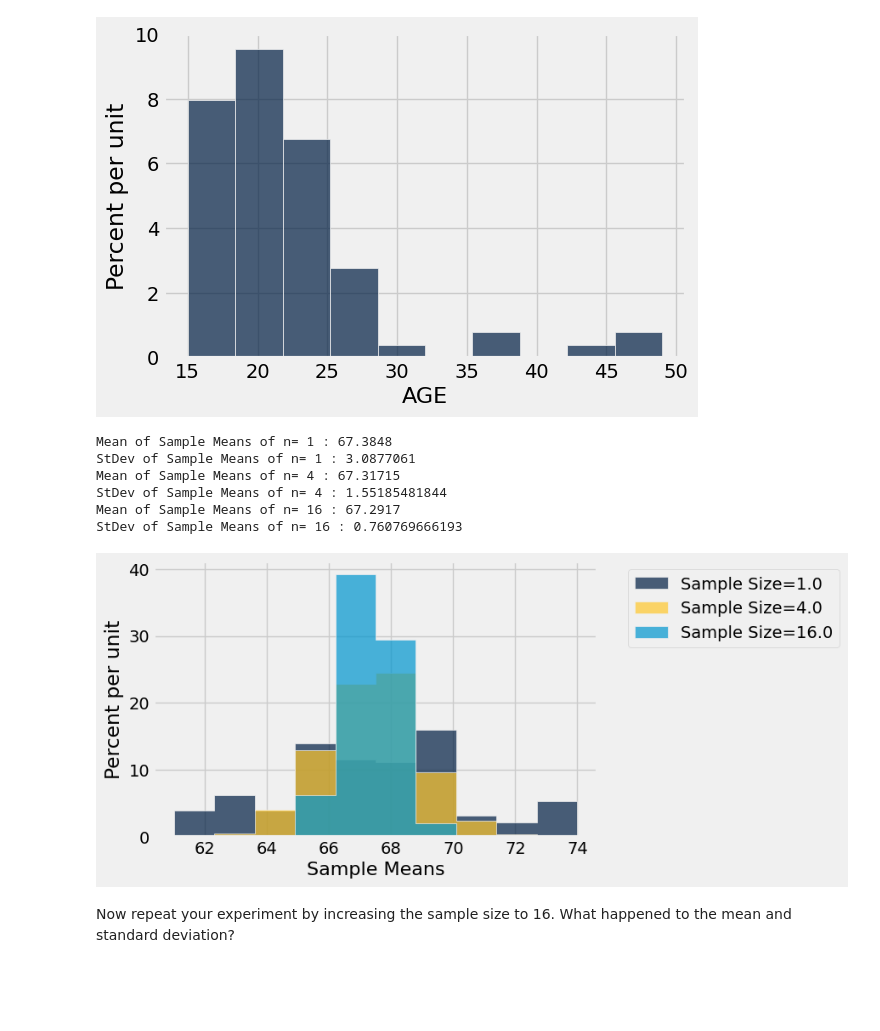
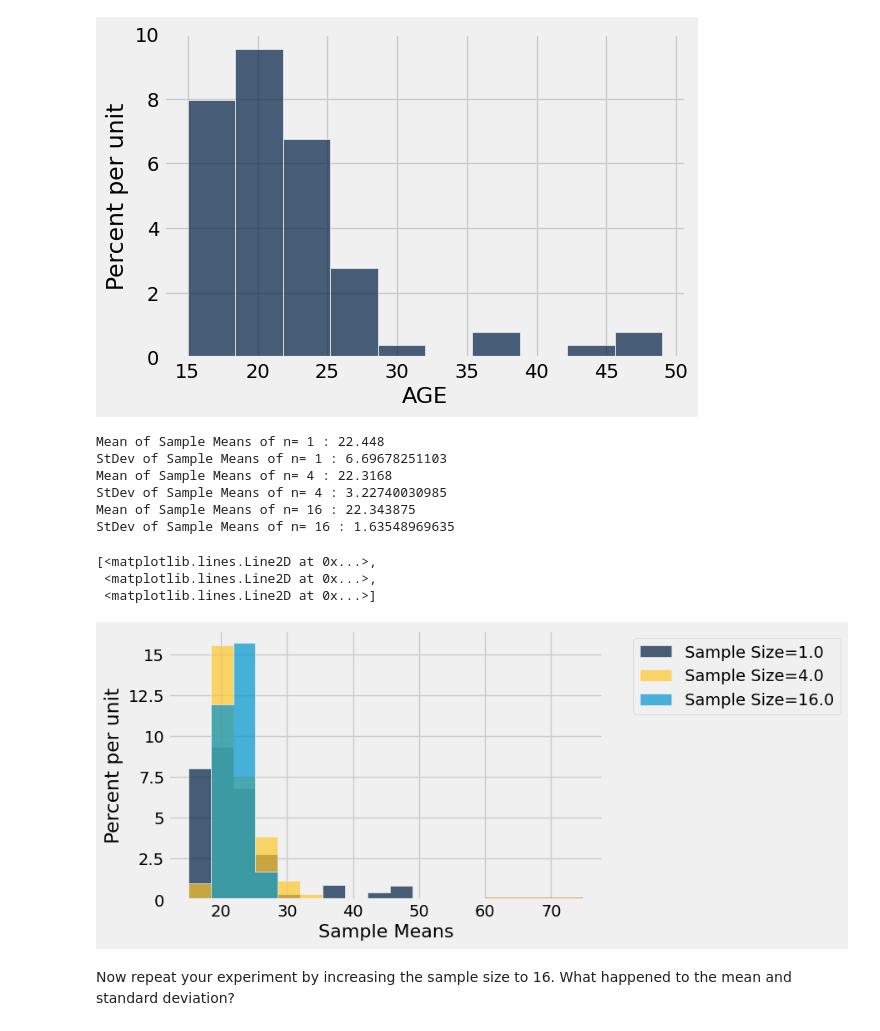
Before and after one commit to SRJC-Data-Science/materials-sp22, a Jupyter notebook: SRJC/lecture_note/lecture_25_26/mean_stdev_normal_distribution_key.ipynb, the cells around one changed output. Saved outputs shown, nothing was run; the diff lists cells and outputs as text; code cells hidden in the pictures; blank space fills up the shorter version.

Commit message:
added normal curves on the histogram

```diff
--- a/SRJC/lecture_note/lecture_25_26/mean_stdev_normal_distribution_key.ipynb
+++ b/SRJC/lecture_note/lecture_25_26/mean_stdev_normal_distribution_key.ipynb
@@ -94,31 +94,48 @@ Population Std Dev:  6.53769203104
 # %%
 def sampling_distribution_means(table, col_label, n, iter):
     results = make_array()
     for i in np.arange(iter):
         sample_mean = np.average(table.sample(n).column(col_label))
         results = np.append(results, sample_mean)
     print("Mean of Sample Means of n=", n, ":", np.average(results))
     print("StDev of Sample Means of n=", n, ":", np.std(results))
     return results
 
 def CLT_demo(table, col_label):
     nreps = 5000
     results_n1 = sampling_distribution_means(table, col_label, 1, nreps)
     results_n4 = sampling_distribution_means(table, col_label, 4, nreps)
     results_n16 = sampling_distribution_means(table, col_label, 16, nreps)
     nsize = np.concatenate((np.ones(nreps), np.ones(nreps)*4, np.ones(nreps)*16))
     results = np.concatenate((results_n1, results_n4, results_n16))
-    Table().with_columns("Sample Size", nsize, "Sample Means", results).hist(group="Sample Size")
+    results_table = Table().with_columns("Sample Size", nsize, "Sample Means", results)
+    return results_table
 
-CLT_demo(students, 'HEIGHT')
+results_table = CLT_demo(students, 'AGE')
+results_table.hist(group="Sample Size")
+
+means_table = results_table.group('Sample Size', np.average)
+sd_table = results_table.group('Sample Size', np.std)
+
+means_table, sd_table
+x = np.arange(60, 75, 0.1)
+y1 = stats.norm.pdf(x, means_table.column(1).item(0), sd_table.column(1).item(0))
+
+y4 = stats.norm.pdf(x, means_table.column(1).item(1), sd_table.column(1).item(1))
+y16 = stats.norm.pdf(x, means_table.column(1).item(2), sd_table.column(1).item(2))
+
+plots.plot(x, y1, x, y4, x, y16)
 # %% [output]
-Mean of Sample Means of n= 1 : 67.3848
-StDev of Sample Means of n= 1 : 3.0877061
-Mean of Sample Means of n= 4 : 67.31715
-StDev of Sample Means of n= 4 : 1.55185481844
-Mean of Sample Means of n= 16 : 67.2917
-StDev of Sample Means of n= 16 : 0.760769666193
+Mean of Sample Means of n= 1 : 22.448
+StDev of Sample Means of n= 1 : 6.69678251103
+Mean of Sample Means of n= 4 : 22.3168
+StDev of Sample Means of n= 4 : 3.22740030985
+Mean of Sample Means of n= 16 : 22.343875
+StDev of Sample Means of n= 16 : 1.63548969635
+[<matplotlib.lines.Line2D at 0x...>,
+ <matplotlib.lines.Line2D at 0x...>,
+ <matplotlib.lines.Line2D at 0x...>]
-[figure, old version]
+[figure, new version]
 # %% [markdown]
 Now repeat your experiment by increasing the sample size to 16. What happened to the mean and standard deviation?
 # %% [markdown]
```
Also changed, not shown: parts of 1 cell of this notebook, 1 other file.
